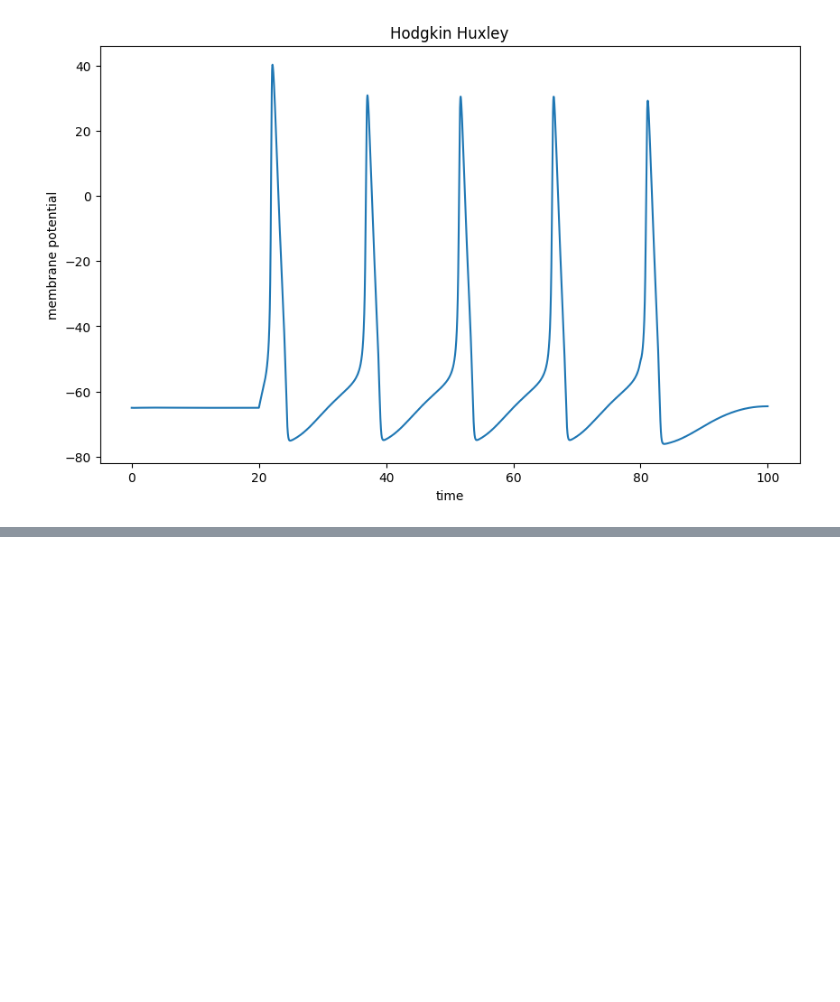
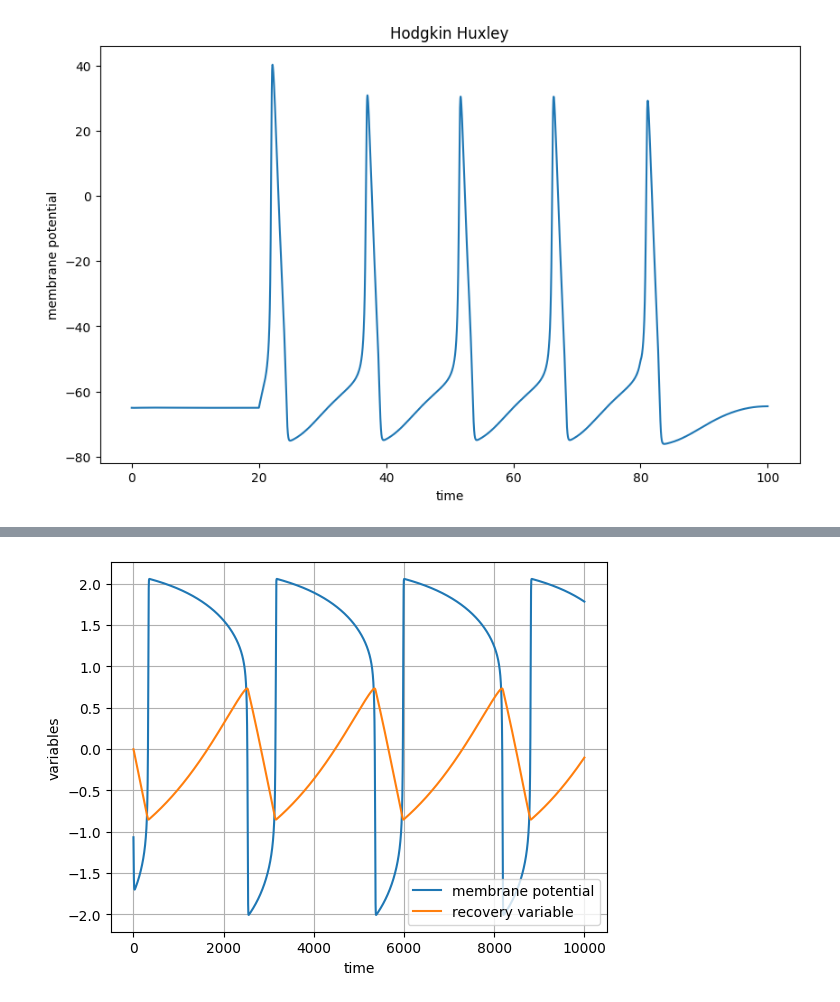
Before and after one commit to Da4kek/CNM, a Jupyter notebook: Example_usage.ipynb, the cells around one changed output, grey strips where cells are left out. Saved outputs shown, nothing was run; the diff lists cells and outputs as text; code cells hidden in the pictures; blank space fills up the shorter version.

```diff
--- a/Example_usage.ipynb
+++ b/Example_usage.ipynb
@@ -192,0 +251,14 @@ plot_spike(t,V,title="Hodgkin Huxley",xlabel="time",ylabel="membrane potential")
+# %%
+# a = 0.02
+# b = 0.1
+# c = 0.9
+magnitude = 0.9
+
+model = BIO.FNM(magnitude)
+time_steps = 100
+
+v,u = model.simulate()
+# %%
+plot_sep(v,u,xlegend="membrane potential",ylegend="recovery variable",xlabel='time',ylabel='variables')
+# %% [output]
+[figure, added]
```
Also changed, not shown: parts of 12 cells of this notebook, 3 other files.
